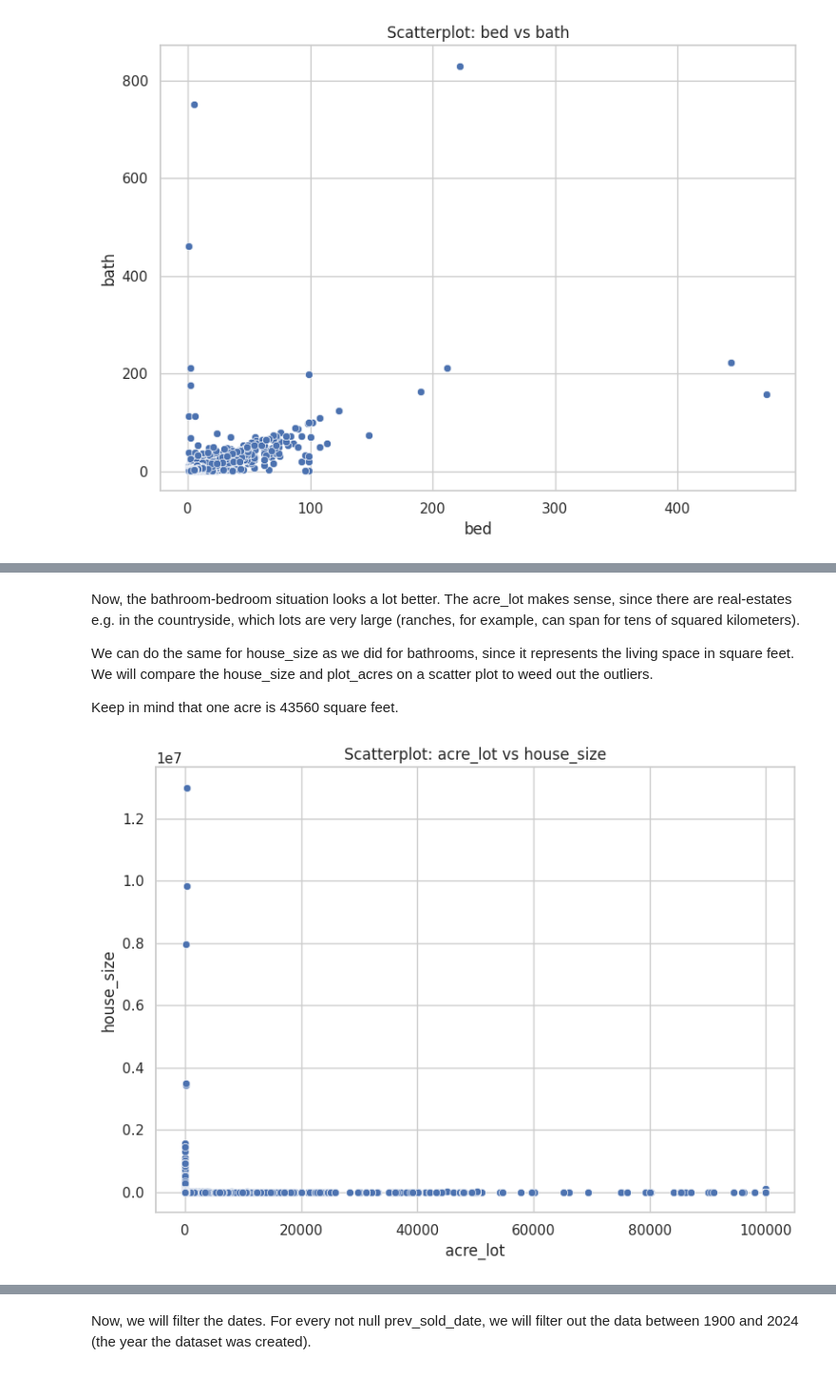
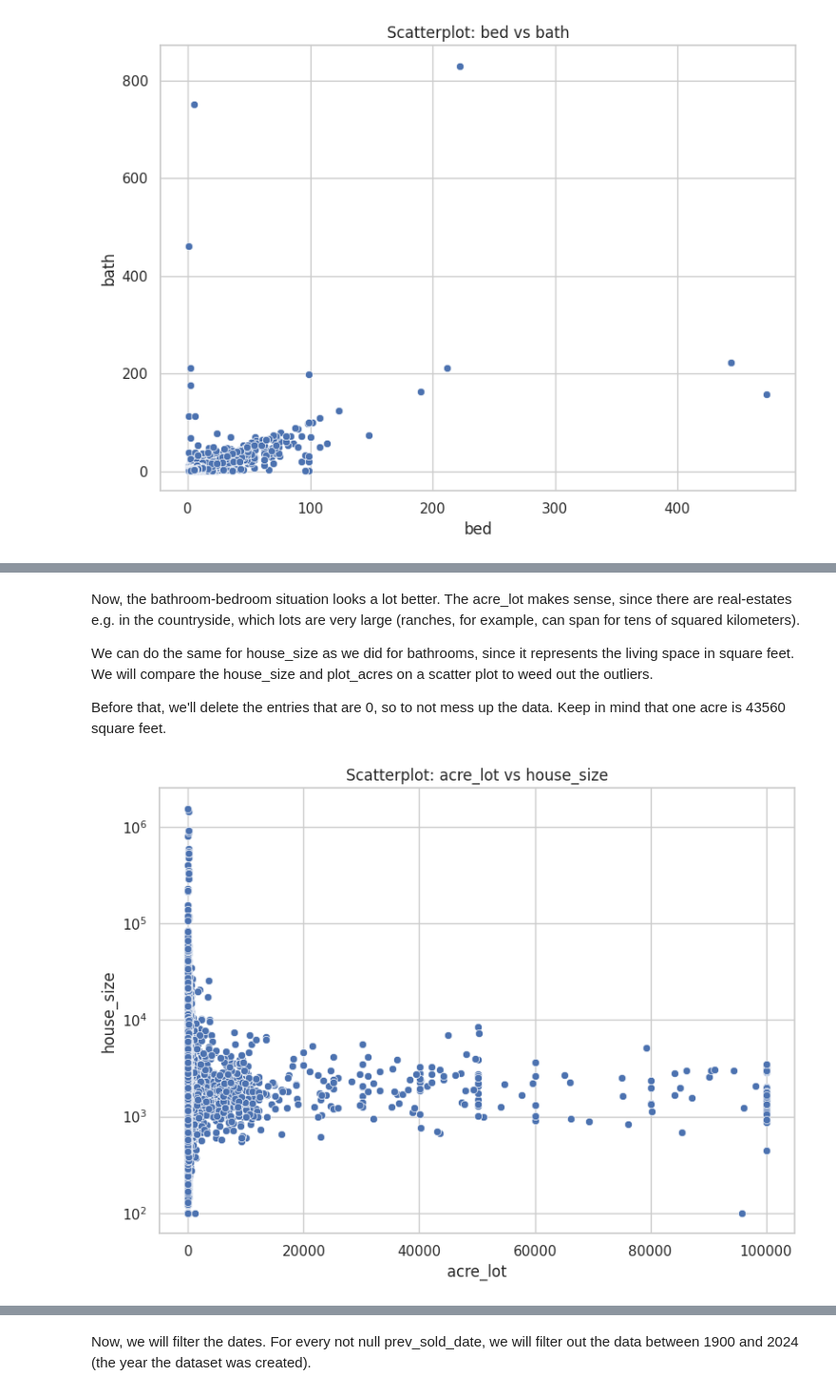
Before and after one commit to Deptage/data_mining_project, a Jupyter notebook: src/Data_Mining_Project.ipynb, the cells around one changed output, grey strips where cells are left out. Shown at 95% size. Drawn from its saved outputs; the diff is of its cells as text; code cells hidden in the pictures.

```diff
--- a/src/Data_Mining_Project.ipynb
+++ b/src/Data_Mining_Project.ipynb
@@ -260,11 +264,14 @@ Now, the bathroom-bedroom situation looks a lot better. The acre_lot makes sense
 
 We can do the same for house_size as we did for bathrooms, since it represents the living space in square feet. We will compare the house_size and plot_acres on a scatter plot to weed out the outliers.
 
+Before that, we'll delete the entries that are 0, so to not mess up the data.
 Keep in mind that one acre is 43560 square feet.
-# %%
-plot_scatterplot(ured_filtered, 'acre_lot', 'house_size')
-# %% [output]
-[figure, removed]
+# %%
+ured_filtered = ured_filtered[ured_filtered['acre_lot'] != 0]
+ured_filtered = ured_filtered[ured_filtered['house_size'] != 0]
+plot_scatterplot(ured_filtered, 'acre_lot', 'house_size', y_log=True)
+# %% [output]
+[figure, added]
 # %% [markdown]
 As we can see, there aren't large discrepancies and oubvious outliers seen on this graph. The entries with house_size close to 0 make sense, especially for rural properties with large lots. Furthermore, entries with acre_lot close to 0 also make sense, since it can mean, that entry is based on the measures of a skyscraper or a block of flats. To be sure, 1000000 square feet is about 90000 square meters, which is still absurdly large, and we can qualify this as an outlier
 
```
Also changed, not shown: parts of 19 cells of this notebook.
